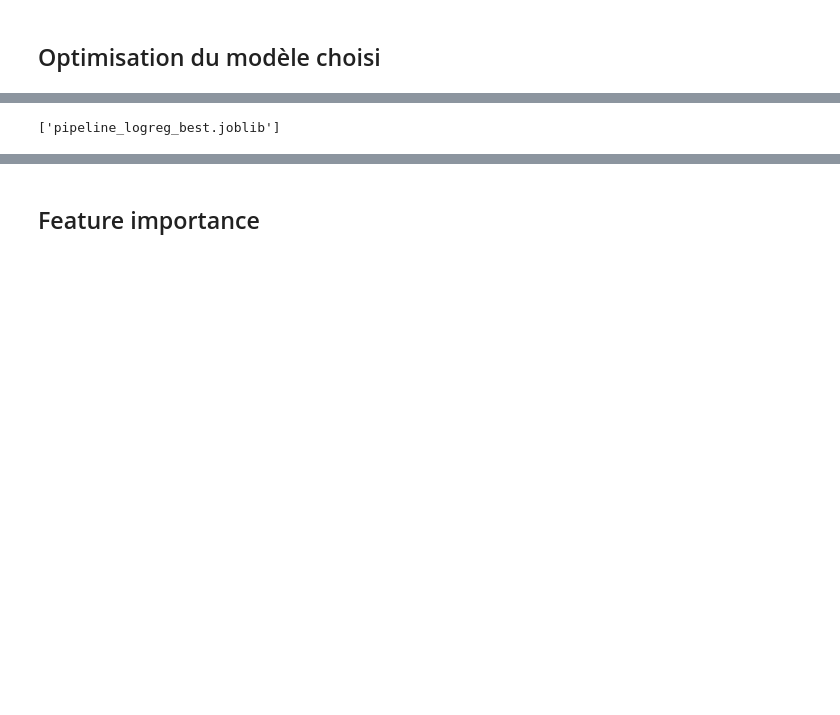
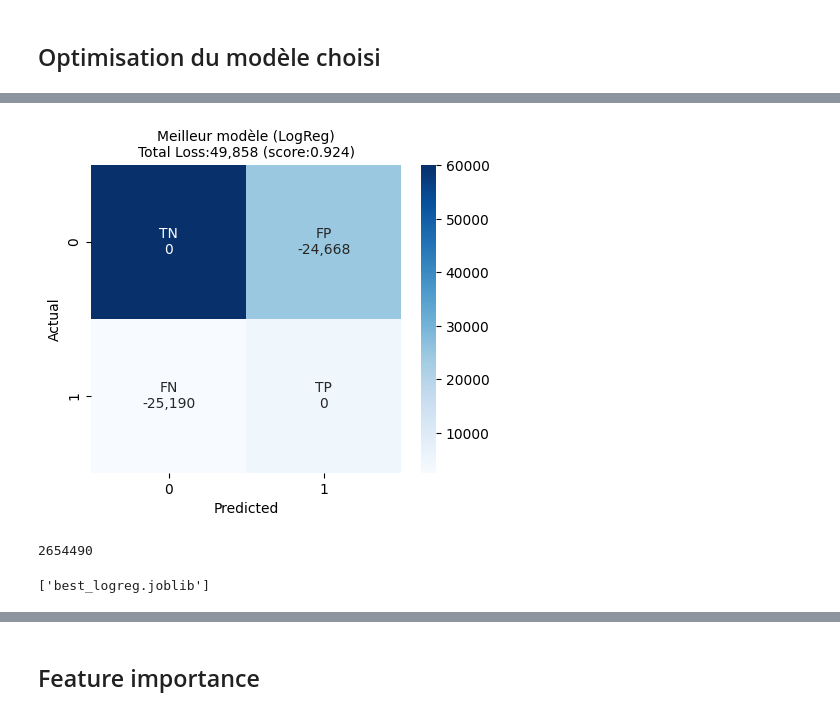
Before and after one commit to estellec18/modele_de_scoring, a Jupyter notebook: 02_Modelisation.ipynb, the cells around one changed output, grey strips where cells are left out. Cells and saved outputs as stored; diff of their text form; code cells hidden in the pictures; blank space fills up the shorter version.

```diff
--- a/02_Modelisation.ipynb
+++ b/02_Modelisation.ipynb
@@ -839,14 +893,18 @@ mlflow.end_run()
 # %%
 fig, ax = plt.subplots(figsize=(5, 4))
-fig, cost = cost_matrix_heatmap(y_test, clf_logistic_best.predict(X_test), ax)
-cost_score = error_cost_std(y_test, clf_logistic_best.predict(X_test))
-ax.set_title(f"Meilleur modèle (LogReg)\nTotal Loss:{cost:,} (score:{cost_score:.3f})", fontsize=10)
+fig, cost = cost_matrix_heatmap(y_test, pipe_logreg.predict(X_test), ax)
+cost_score = error_cost_std(y_test, pipe_logreg.predict(X_test))
+ax.set_title(f"Meilleur modèle (LogReg)\nTotal Loss:{cost:,} (score:{cost_score:.3f})", fontsize=10);
+# %% [output]
+[figure, added]
 # %%
-get_total_revenue(clf_logistic_best)
+get_total_revenue(pipe_logreg)
+# %% [output]
+2654490
 # %%
 # save the model with joblib
 import joblib
-joblib.dump(clf_logistic_best, 'pipeline_logreg_best.joblib')
+joblib.dump(pipe_logreg, 'best_logreg.joblib')
 # %% [output]
-['pipeline_logreg_best.joblib']
+['best_logreg.joblib']
 # %%
```
Also changed, not shown: parts of 63 cells of this notebook.
